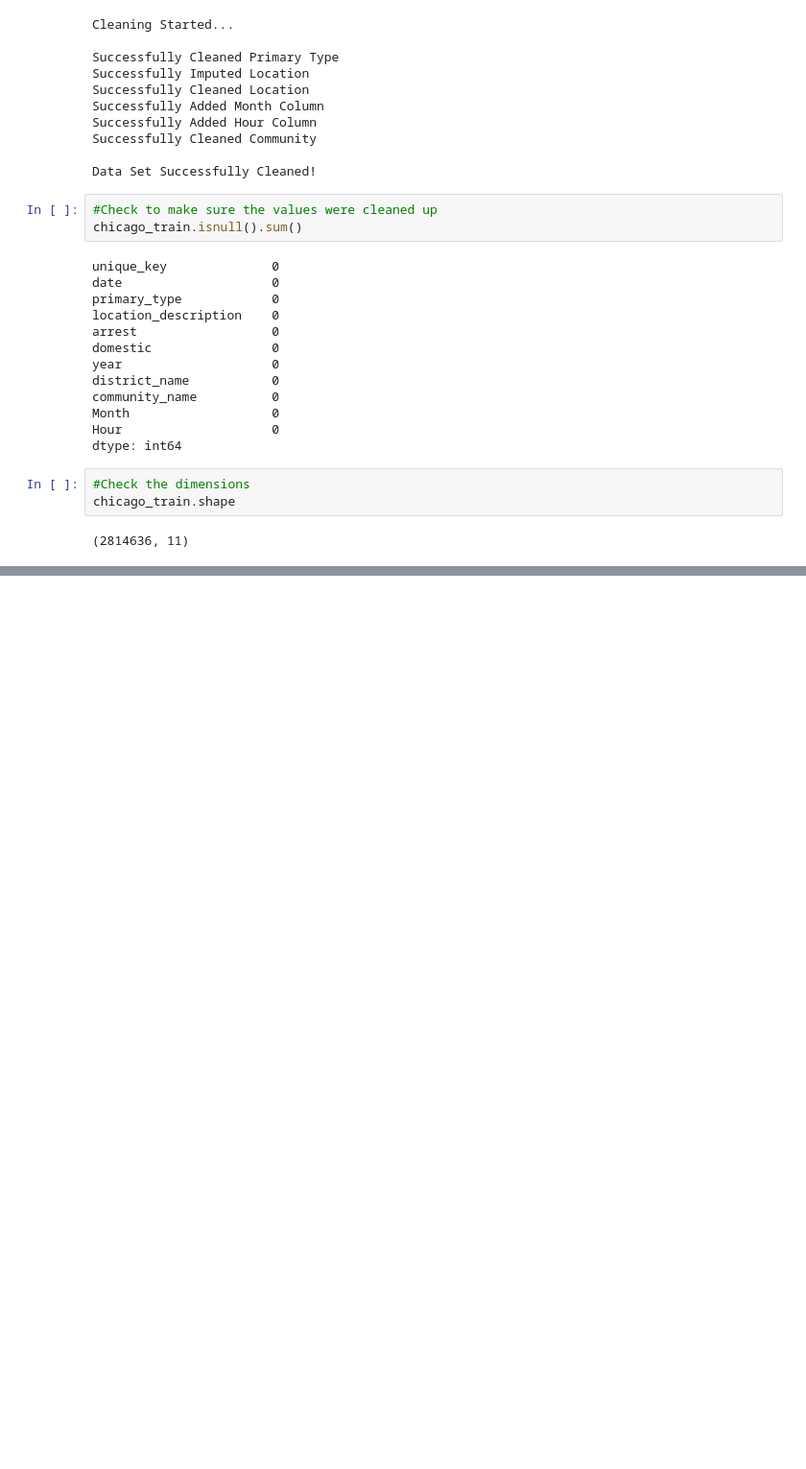
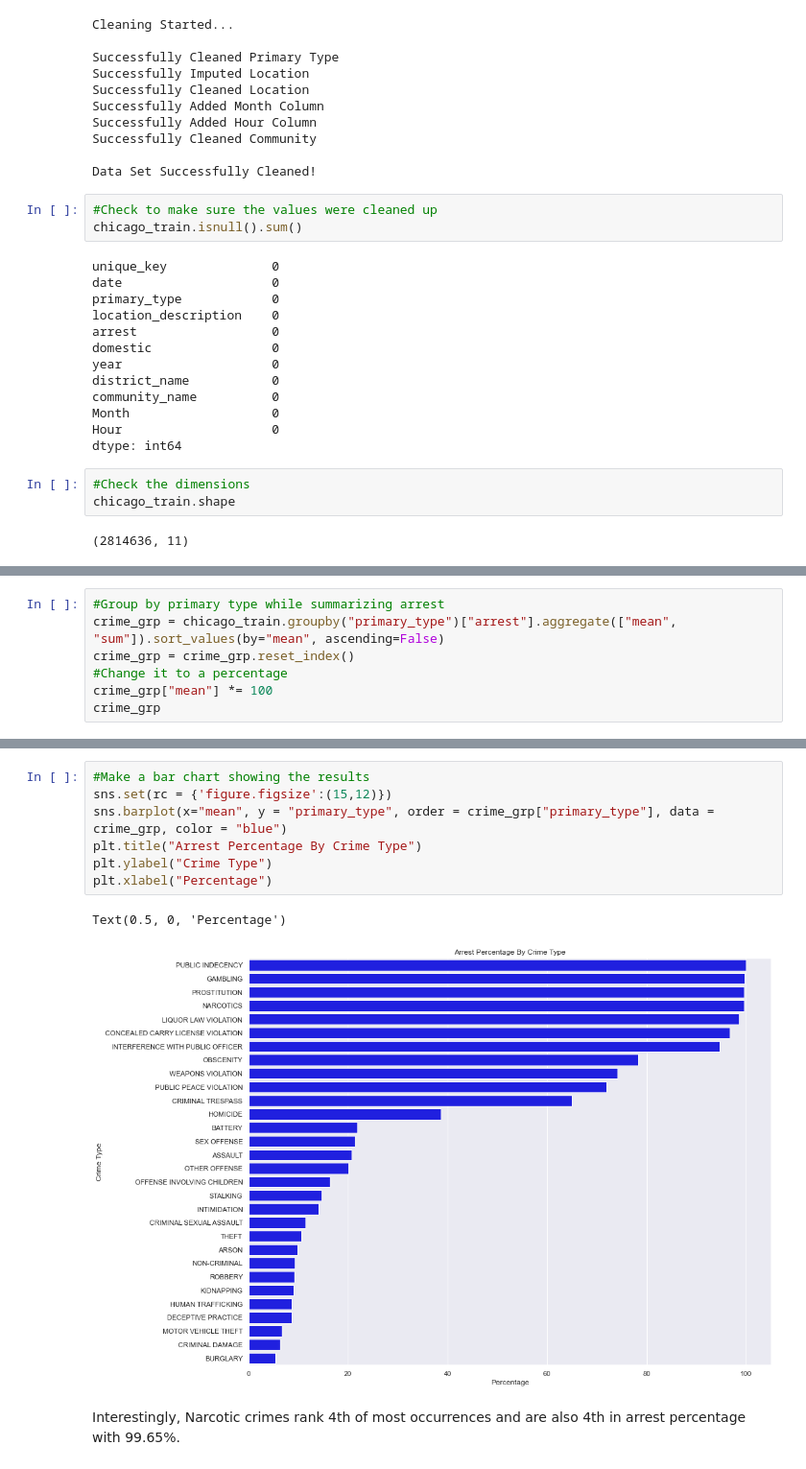
Before and after one commit to AustinYunker/Chicago-Crime-Analysis, a Jupyter notebook: Data Visualization.ipynb, the cells around one changed output, grey strips where cells are left out. Shown at 96% size. Drawn from its saved outputs; the diff is of its cells as text; blank space fills up the shorter version.

```diff
--- a/Data Visualization.ipynb
+++ b/Data Visualization.ipynb
@@ -102,0 +171,7 @@ chicago_train.head()
+# %%
+#Group by primary type while summarizing arrest
+crime_grp = chicago_train.groupby("primary_type")["arrest"].aggregate(["mean", "sum"]).sort_values(by="mean", ascending=False)
+crime_grp = crime_grp.reset_index()
+#Change it to a percentage
+crime_grp["mean"] *= 100
+crime_grp
@@ -102,0 +196,12 @@ chicago_train.head()
+# %%
+#Make a bar chart showing the results
+sns.set(rc = {'figure.figsize':(15,12)})
+sns.barplot(x="mean", y = "primary_type", order = crime_grp["primary_type"], data = crime_grp, color = "blue")
+plt.title("Arrest Percentage By Crime Type")
+plt.ylabel("Crime Type")
+plt.xlabel("Percentage")
+# %% [output]
+Text(0.5, 0, 'Percentage')
+[figure, added]
+# %% [markdown]
+Interestingly, Narcotic crimes rank 4th of most occurrences and are also 4th in arrest percentage with 99.65%.
```
Also changed, not shown: parts of 13 cells of this notebook, 1 other file.
